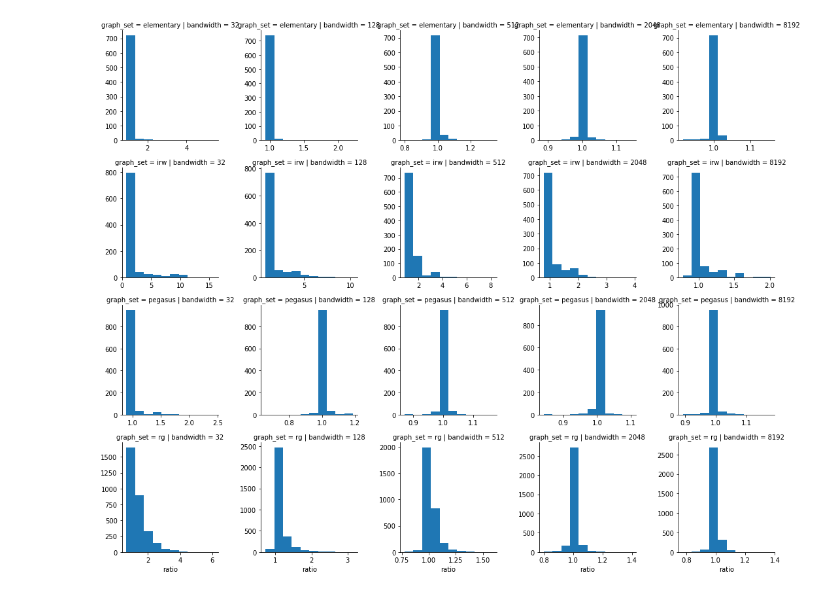
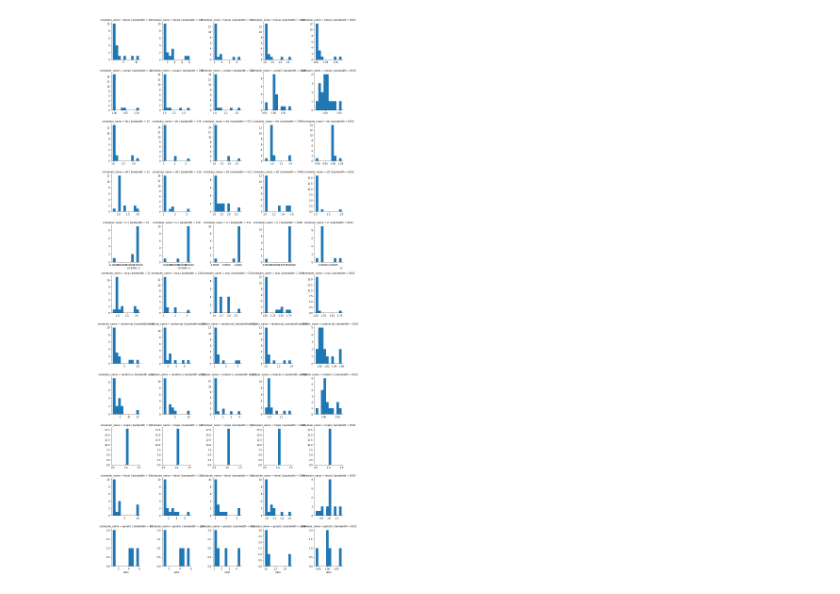
Before and after one commit to Kobzol/estee, a Jupyter notebook: benchmarks/graphs.ipynb, the cells around one changed output. Saved outputs shown, nothing was run; the diff lists cells and outputs as text; code cells hidden in the pictures.

Commit message:
ENH: netmodel + timings graphs

```diff
--- a/benchmarks/graphs.ipynb
+++ b/benchmarks/graphs.ipynb
@@ -15,13 +15,15 @@ data = pd.concat(pd.read_pickle(g) for g in [
 data["graph_set"] = data["graph_set"].apply(lambda i: os.path.basename(i))
 # %%
 grouped = data.drop(columns="execution_time")
-grouped = grouped[grouped["imode"] == "exact"]
+grouped = grouped[(grouped["imode"] == "exact") &
+                  (grouped["min_sched_interval"] == 0.1) &
+                  (grouped["cluster_name"].isin(["4x4", "16x4", "stairs16"]))]
 grouped = grouped.groupby(["graph_set", "graph_id", "graph_name", "cluster_name", "bandwidth", "scheduler_name", "imode", "min_sched_interval", "sched_time", "netmodel"])
 netmodels = grouped["time"].mean().unstack().dropna().reset_index()
 netmodels["ratio"] = netmodels["minmax"] / netmodels["simple"]
 # %%
-#netmodels.groupby("bandwidth").plot(y="ratio", kind="hist")
-g = sns.FacetGrid(netmodels, col="bandwidth", row="graph_set", sharey=False, sharex=False)
-g = g.map(plt.hist, "ratio")
+irw = netmodels[netmodels["graph_set"]=="irw"]
+g = sns.FacetGrid(irw, col="bandwidth", row="scheduler_name", sharey=False, sharex=False)
+g.map(plt.hist, "ratio");
 # %% [output]
-[figure, old version]
+[figure, new version]
```
Also changed, not shown: parts of 2 cells of this notebook.
